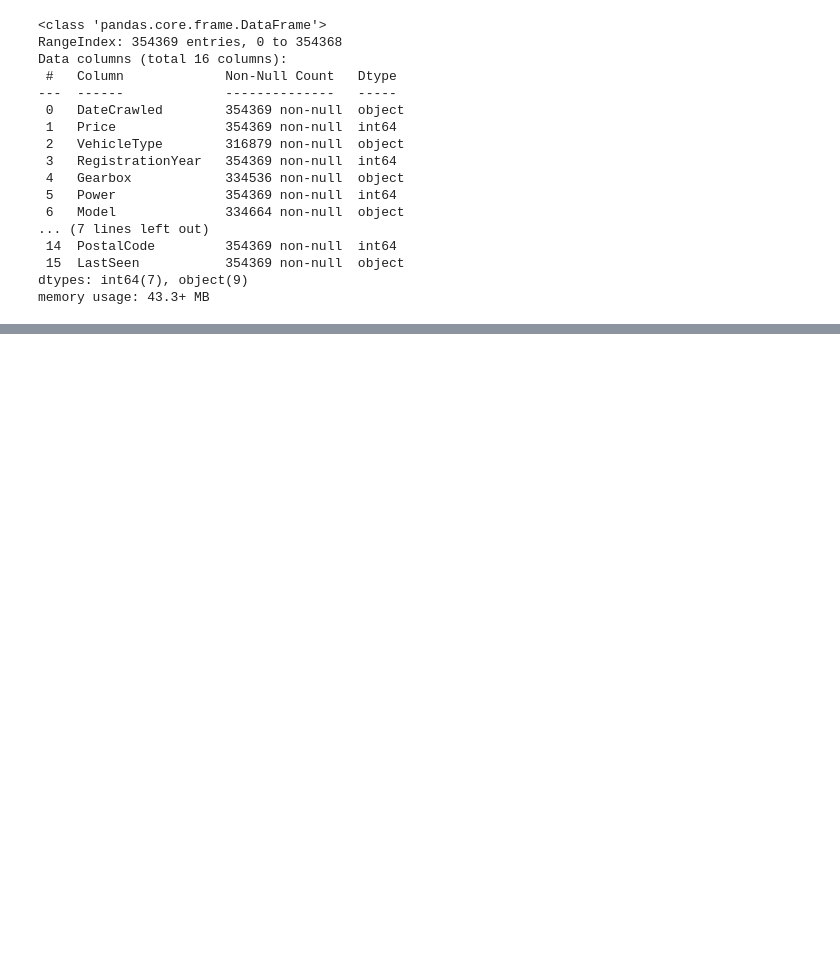
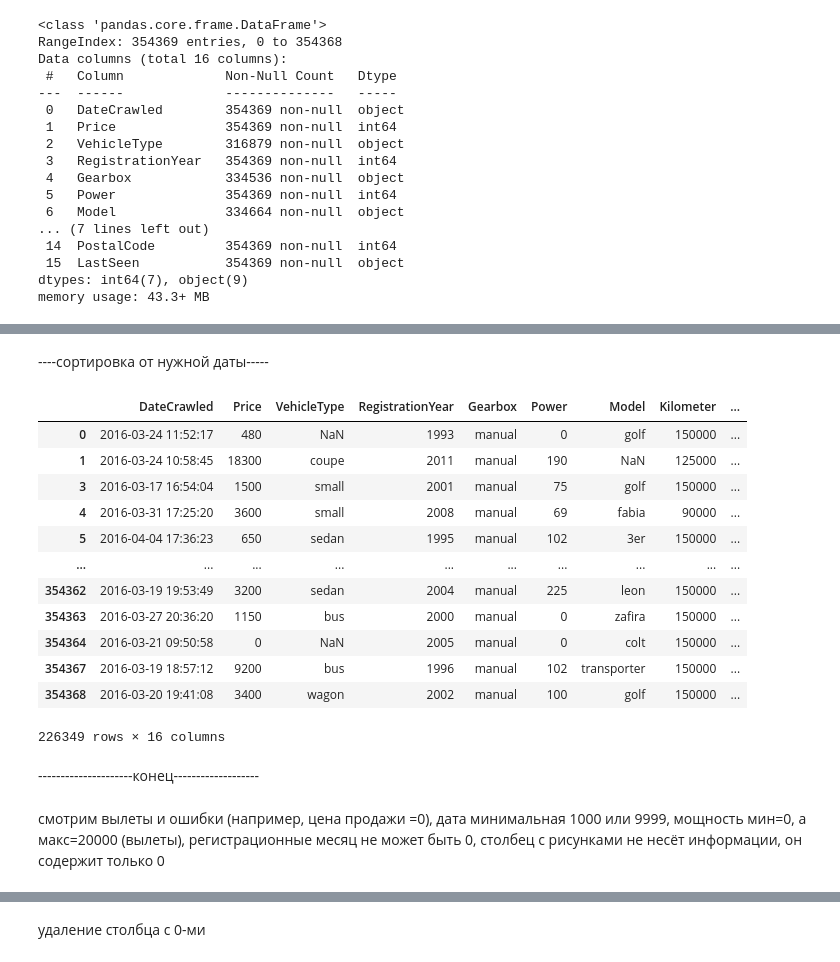
Before and after one commit to AnnaKos999/bd, a Jupyter notebook: versii.ipynb, the cells around one changed output, grey strips where cells are left out. Drawn from its saved outputs; the diff is of its cells as text; code cells hidden in the pictures; blank space fills up the shorter version.

```diff
--- a/versii.ipynb
+++ b/versii.ipynb
@@ -70,0 +73,4 @@ memory usage: 43.3+ MB
+# %%
+data["DateCrawled"]=pd.to_datetime(data["DateCrawled"])
+data["DateCreated"]=pd.to_datetime(data["DateCreated"])
+data["LastSeen"]=pd.to_datetime(data["LastSeen"])
@@ -76,0 +119,2 @@ memory usage: 43.3+ MB
+# %%
+data["VehicleType"].fillna(value = "other",inplace=True)
@@ -76,0 +140,2 @@ memory usage: 43.3+ MB
+# %%
+data["Gearbox"].fillna(value = "manual",inplace=True)
@@ -77,3 +189,25 @@ memory usage: 43.3+ MB
+# %% [markdown]
+----сортировка от нужной даты-----
+# %%
+data[data["DateCrawled"]>"2016-03-17"]
+# %% [output]
+|  | DateCrawled | Price | VehicleType | RegistrationYear | Gearbox | Power | Model | Kilometer | ... |
+| 0 | 2016-03-24 11:52:17 | 480 | NaN | 1993 | manual | 0 | golf | 150000 | ... |
+| 1 | 2016-03-24 10:58:45 | 18300 | coupe | 2011 | manual | 190 | NaN | 125000 | ... |
+| 3 | 2016-03-17 16:54:04 | 1500 | small | 2001 | manual | 75 | golf | 150000 | ... |
+| 4 | 2016-03-31 17:25:20 | 3600 | small | 2008 | manual | 69 | fabia | 90000 | ... |
+| 5 | 2016-04-04 17:36:23 | 650 | sedan | 1995 | manual | 102 | 3er | 150000 | ... |
+| ... | ... | ... | ... | ... | ... | ... | ... | ... | ... |
+| 354362 | 2016-03-19 19:53:49 | 3200 | sedan | 2004 | manual | 225 | leon | 150000 | ... |
+| 354363 | 2016-03-27 20:36:20 | 1150 | bus | 2000 | manual | 0 | zafira | 150000 | ... |
+| 354364 | 2016-03-21 09:50:58 | 0 | NaN | 2005 | manual | 0 | colt | 150000 | ... |
+| 354367 | 2016-03-19 18:57:12 | 9200 | bus | 1996 | manual | 102 | transporter | 150000 | ... |
+| 354368 | 2016-03-20 19:41:08 | 3400 | wagon | 2002 | manual | 100 | golf | 150000 | ... |
+226349 rows × 16 columns
+# %% [markdown]
+---------------------конец-------------------
+# %% [markdown]
+смотрим вылеты и ошибки (например, цена продажи =0), дата минимальная 1000 или 9999, мощность мин=0, а макс=20000 (вылеты), регистрационные месяц не может быть 0, столбец с рисунками не несёт информации, он содержит только 0
 # %%
 data.describe()
 # %% [output]
@@ -86,3 +220,5 @@ data.describe()
 | 50% | 2700.000000 | 2003.000000 | 105.000000 | 150000.000000 | 6.000000 | 0.0 | 49413.000000 |
 | 75% | 6400.000000 | 2008.000000 | 143.000000 | 150000.000000 | 9.000000 | 0.0 | 71083.000000 |
 | max | 20000.000000 | 9999.000000 | 20000.000000 | 150000.000000 | 12.000000 | 0.0 | 99998.000000 |
+# %% [markdown]
+удаление столбца с 0-ми
```
Also changed, not shown: parts of 19 cells of this notebook.
